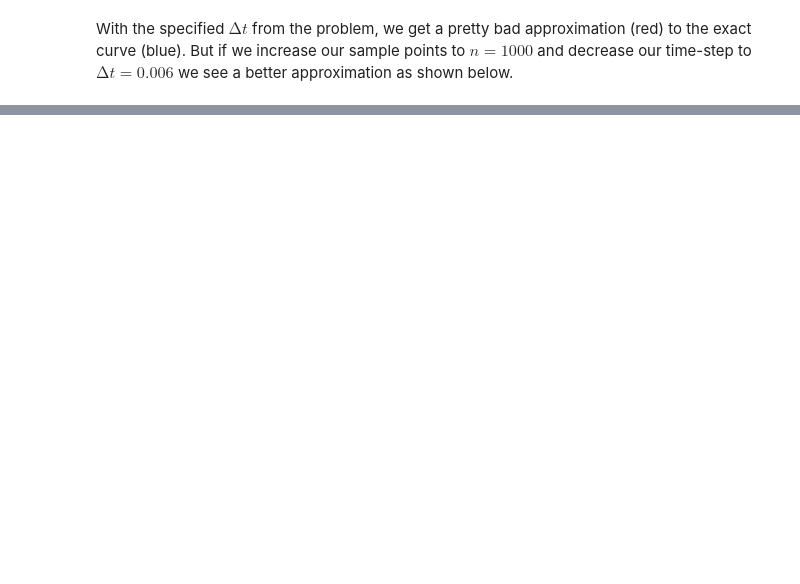
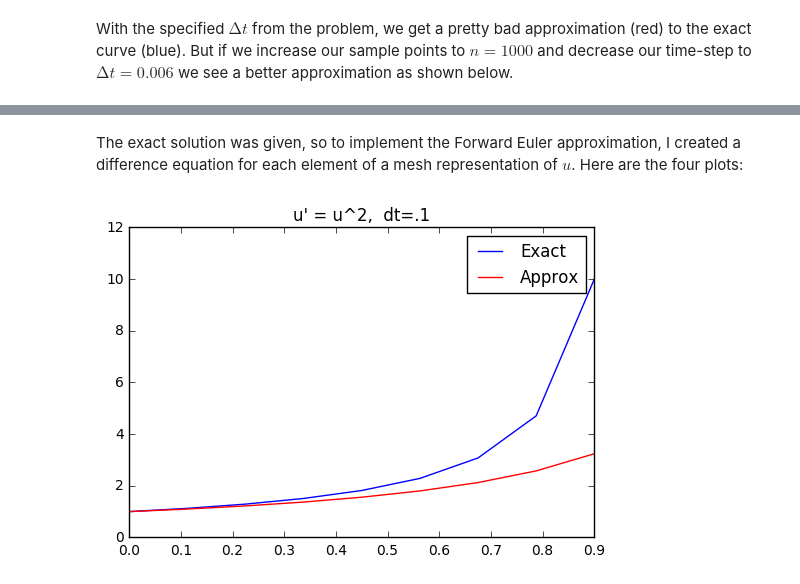
Before and after one commit to chapman-phys220-2016f/cw-07-saktill, a Jupyter notebook: cw07.ipynb, the cells around one changed output, grey strips where cells are left out. Cells and saved outputs as stored; diff of their text form; code cells hidden in the pictures; blank space fills up the shorter version.

```diff
--- a/cw07.ipynb
+++ b/cw07.ipynb
@@ -45,0 +52,12 @@ plt.show()
+# %% [markdown]
+The exact solution was given, so to implement the Forward Euler approximation, I created a difference equation for each element of a mesh representation of $u$. Here are the four plots:
+# %%
+lExact = node.solve(2,.1)
+lApprox = node.numSolve(2,.1)
+plt.plot(lExact[0],lExact[1],'b-')
+plt.plot(lApprox[0],lApprox[1],'r-')
+plt.legend(['Exact','Approx'])
+plt.title("u' = u^2,  dt=.1")
+plt.show()
+# %% [output]
+[figure, added]
```
Also changed, not shown: parts of 8 cells of this notebook, 2 other files.
